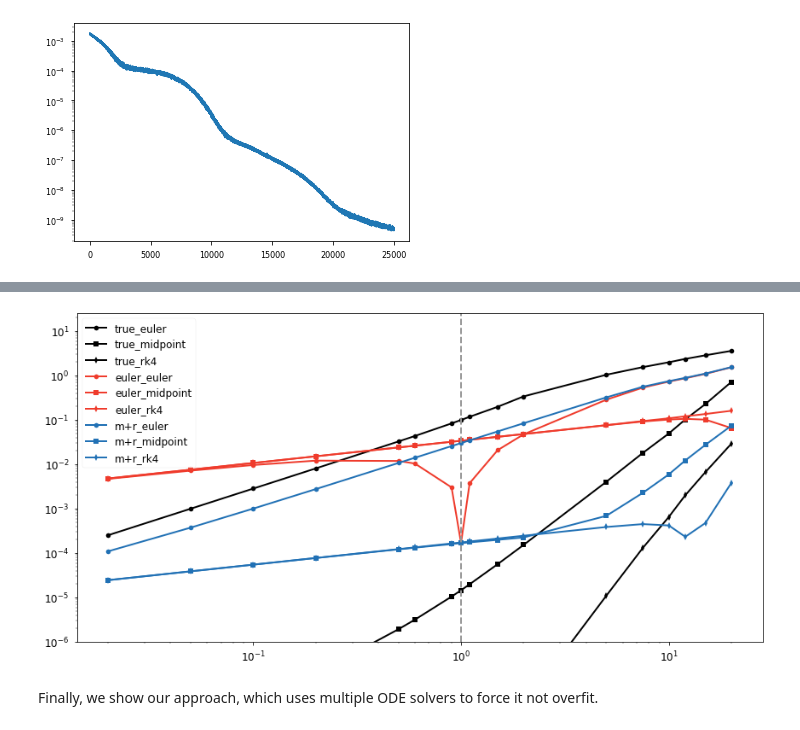
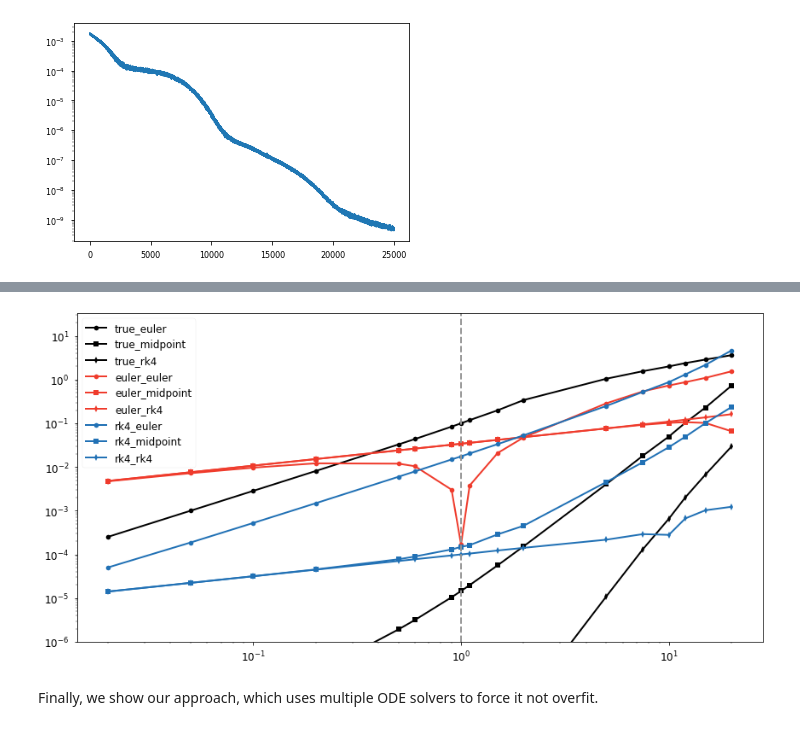
Before and after one commit to afqueiruga/on_learned_dynamics, a Jupyter notebook: NonlinearPendulum.ipynb, the cells around one changed output, grey strips where cells are left out. Drawn from its saved outputs; the diff is of its cells as text; code cells hidden in the pictures.

```diff
--- a/NonlinearPendulum.ipynb
+++ b/NonlinearPendulum.ipynb
@@ -292,9 +297,9 @@ def do_error_runs(model,solution=solution_pendulum_theta,duration=1.0):
 # %%
 duration=0.5
 err_neural = do_error_runs(ode_neural,duration=duration)
-#err_rk4 = do_error_runs(ode_rk4,duration=duration)
+err_rk4 = do_error_runs(ode_rk4,duration=duration)
 #err_multi = do_error_runs(ode_multi,duration=duration)
-err_multi_mr = do_error_runs(ode_multi_mr,duration=duration)
+#err_multi_mr = do_error_runs(ode_multi_mr,duration=duration)
 err_true = do_error_runs(FTrue,duration=duration)
 # %%
 def plot_error_rates(runs):
@@ -321,14 +326,14 @@ def plot_error_rates(runs):
 # %%
 runs = {'true':err_true,
         'euler':err_neural,
-        #'rk4':err_rk4,
+        'rk4':err_rk4,
         #'e+m+r':err_multi,
-        'm+r':err_multi_mr,
+        #'m+r':err_multi_mr,
          }
 plot_error_rates(runs)
 plt.savefig('plots/pend_theta_conv.pdf')
 # %% [output]
-[figure, old version]
+[figure, new version]
 # %%
 import pickle
 # %%
```
Also changed, not shown: parts of 6 cells of this notebook, 1 other file.
